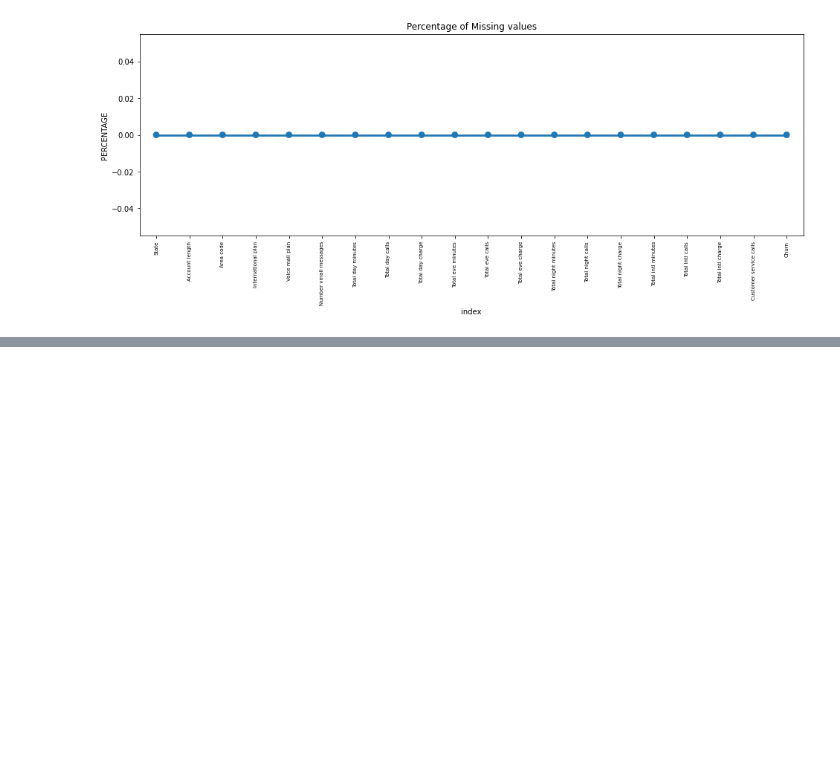
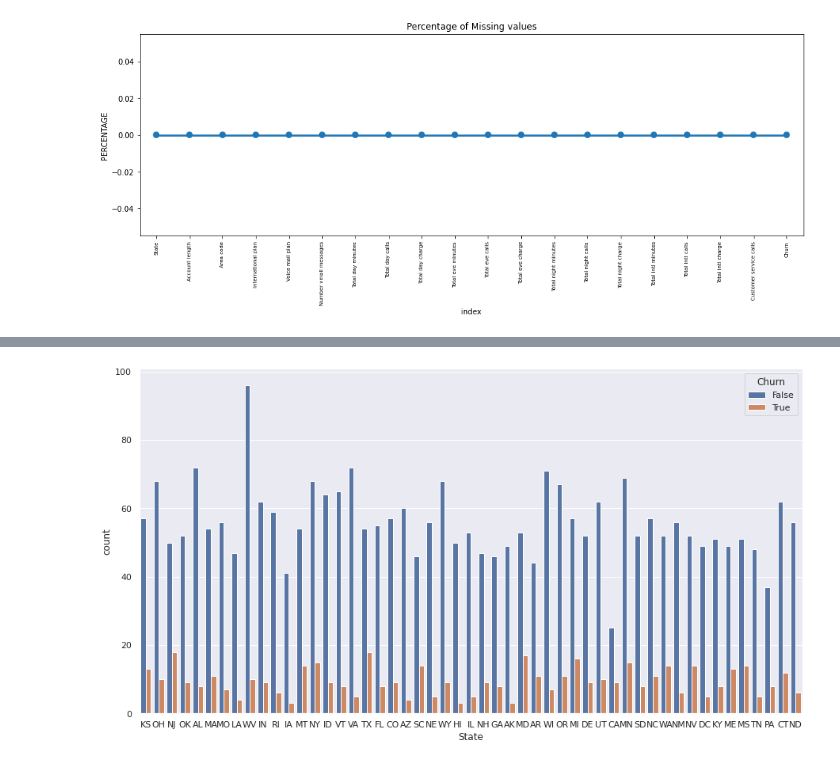
Before and after one commit to ARVINDBALADHE/Telecom-Churn-Analysis, a Jupyter notebook: Telecom_Churn_Analysis_Capstone_Project.ipynb, the cells around one changed output, grey strips where cells are left out. Saved outputs shown, nothing was run; the diff lists cells and outputs as text; code cells hidden in the pictures; blank space fills up the shorter version.

```diff
--- a/Telecom_Churn_Analysis_Capstone_Project.ipynb
+++ b/Telecom_Churn_Analysis_Capstone_Project.ipynb
@@ -92,0 +170,8 @@ plt.show()
+# %%
+#Comparison churn with state by using countplot
+sns.set(style="darkgrid")
+plt.figure(figsize=(15,8))
+ax = sns.countplot(x='State', hue="Churn", data=df)
+plt.show()
+# %% [output]
+[figure, added]
```
Also changed, not shown: parts of 20 cells of this notebook.
